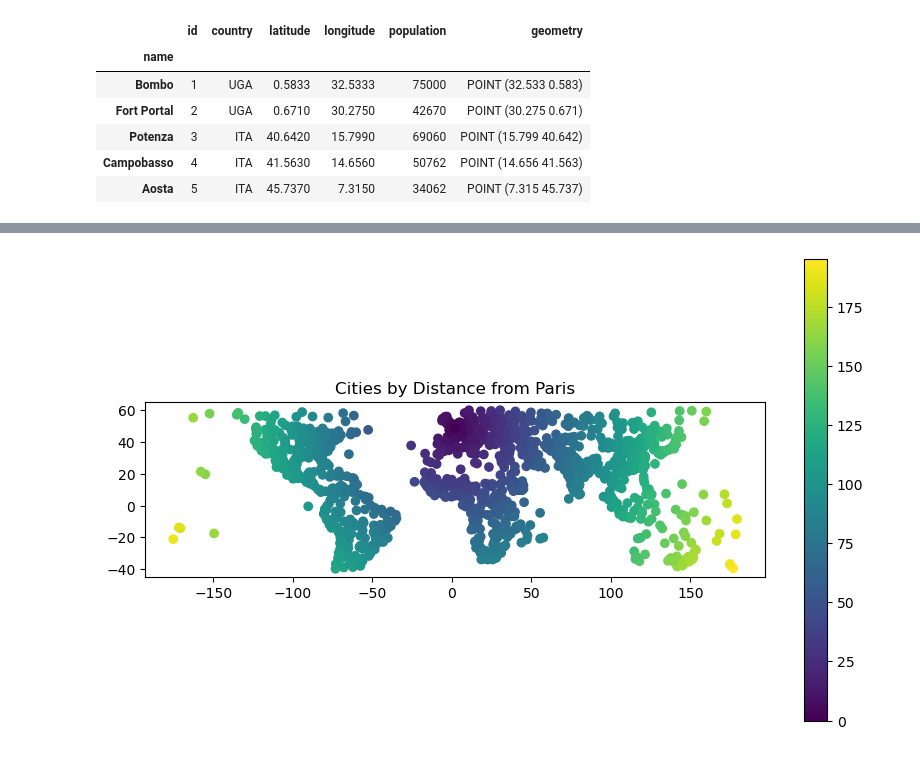
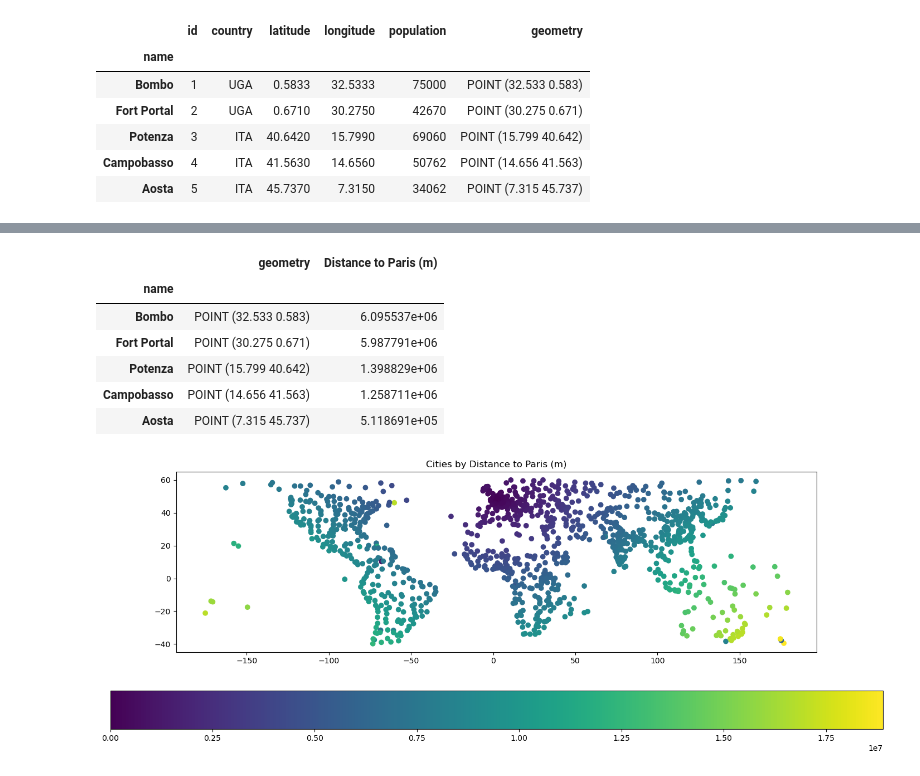
Before and after one commit to SVENTRIPIKAL/geog-312-fork, a Jupyter notebook: book/labs/lab_04.ipynb, the cells around one changed output, grey strips where cells are left out. Cells and saved outputs as stored; diff of their text form; code cells hidden in the pictures.

```diff
--- a/book/labs/lab_04.ipynb
+++ b/book/labs/lab_04.ipynb
@@ -249,9 +249,3 @@ gdf_3857.head()
 | Potenza | 3 | ITA | 40.6420 | 15.7990 | 69060 | POINT (15.799 40.642) |
 | Campobasso | 4 | ITA | 41.5630 | 14.6560 | 50762 | POINT (14.656 41.563) |
 | Aosta | 5 | ITA | 45.7370 | 7.3150 | 34062 | POINT (7.315 45.737) |
-# %%
-
-# 5 Calculate the distance (in meters) between each city and the city of Paris
-paris_point = gdf_3857.loc["Paris"]["geometry"]
-gdf_3857["Distance to Paris (m)"] = gdf_3857["geometry"].distance(paris_point)
-gdf_3857[["geometry", "Distance to Paris (m)"]].tail()
@@ -266,7 +252,41 @@ gdf_3857[["geometry", "Distance to Paris (m)"]].tail()
+# %%
+# 5 Calculate the distance (in meters) between each city and the city of Paris
+from haversine import haversine, Unit
+
+# returns the distance between two points (lat, lon) in Meters
+def distance_to_paris(point_1, point_2):
+    return haversine(point_1, point_2, unit=Unit.METERS)
+
+# assign Paris point
+paris_point = (gdf_3857.loc["Paris"]["latitude"], gdf_3857.loc["Paris"]["longitude"])
+
+# loop frame & calc distance to Paris for each city
+for city, column in gdf_3857.iterrows():
+    # get city lat, lon
+    lat = column["latitude"]
+    lon = column["longitude"]
+    city_point = (lat, lon)
+    # assign distance
+    gdf_3857.loc[f"{city}", ["Distance to Paris (m)"]] = distance_to_paris(city_point, paris_point)
+
+# show chart
+gdf_3857[["geometry", "Distance to Paris (m)"]].head()
+# %% [output]
+|  | geometry | Distance to Paris (m) |
+| name |  |  |
+| Bombo | POINT (32.533 0.583) | 6.095537e+06 |
+| Fort Portal | POINT (30.275 0.671) | 5.987791e+06 |
+| Potenza | POINT (15.799 40.642) | 1.398829e+06 |
+| Campobasso | POINT (14.656 41.563) | 1.258711e+06 |
+| Aosta | POINT (7.315 45.737) | 5.118691e+05 |
 # %%
-# 6 Plot the cities on a world map, coloring the points by their distance from Paris
-graph = gdf_3857.plot("Distance to Paris (m)", figsize=(10,6), legend=True)
-graph.set_title("Cities by Distance from Paris")
+## 6 Plot the cities on a world map, coloring the points by their distance from Paris
+graph = gdf_3857.plot(
+    column="Distance to Paris (m)",
+    figsize=(20,6), legend=True,
+    legend_kwds={'orientation':"horizontal"}
+)
+graph.set_title("Cities by Distance to Paris (m)")
 plt.show()
 # %% [output]
-[figure, old version]
+[figure, new version]
```
Also changed, not shown: parts of 1 cell of this notebook.
